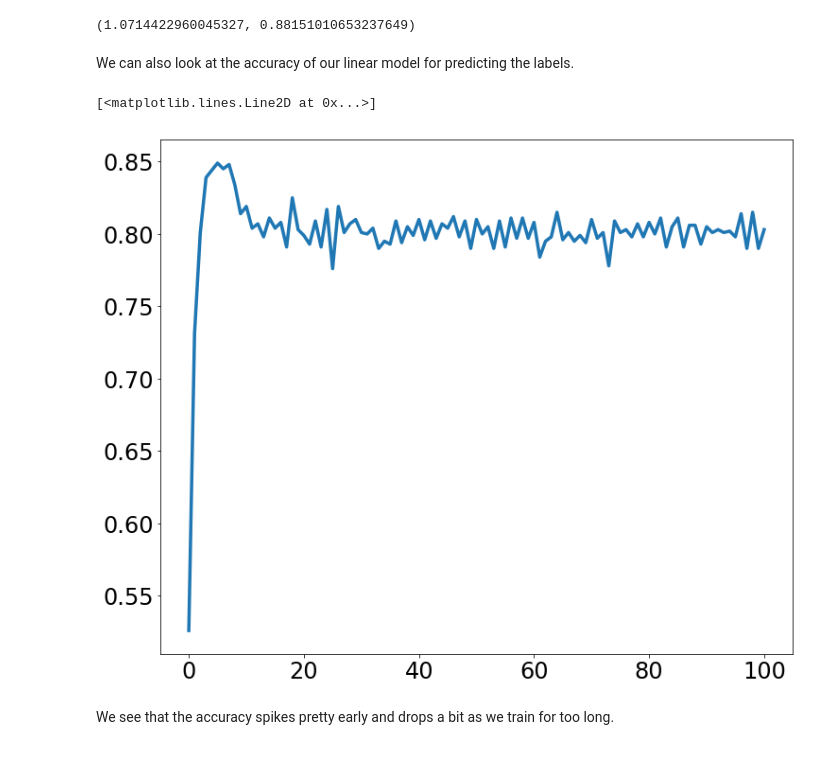
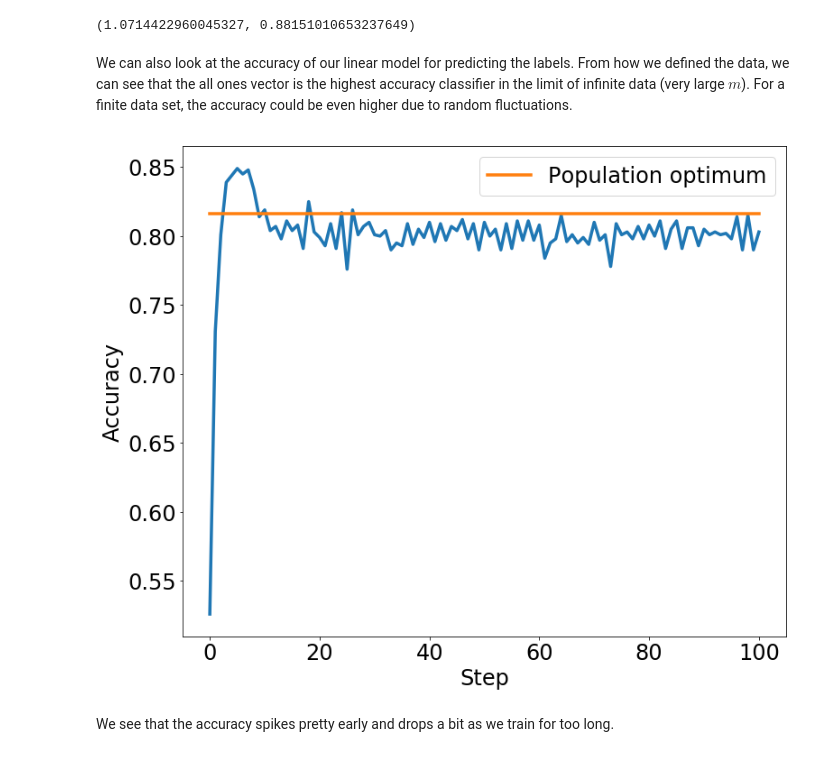
Before and after one commit to ee227c/ee227c.github.io, a Jupyter notebook: code/lecture4.ipynb, the cells around one changed output. Saved outputs shown, nothing was run; the diff lists cells and outputs as text; code cells hidden in the pictures.

```diff
--- a/code/lecture4.ipynb
+++ b/code/lecture4.ipynb
@@ -390,17 +397,21 @@ for x in xs:
 svm_objective(A, y, xs[-1]), svm_objective(A, y, xavg/len(xs))
 # %% [output]
 (1.0714422960045327, 0.88151010653237649)
-# %% [markdown]
-We can also look at the accuracy of our linear model for predicting the labels.
+# %% [markdown]
+We can also look at the accuracy of our linear model for predicting the labels. From how we defined the data, we can see that the all ones vector is the highest accuracy classifier in the limit of infinite data (very large $m$). For a finite data set, the accuracy could be even higher due to random fluctuations.
 # %%
 def accuracy(A, y, x):
     return np.mean(np.diag(y).dot(A.dot(x))>0)
 # %%
 plt.figure(figsize=(12,10))
+plt.ylabel('Accuracy')
+plt.xlabel('Step')
 plt.plot(range(len(xs)), [accuracy(A, y, x) for x in xs], **kwargs)
+plt.plot(range(len(xs)), [accuracy(A, y, np.ones(n))]*len(xs),
+        label='Population optimum', **kwargs)
+_ = plt.legend()
 # %% [output]
-[<matplotlib.lines.Line2D at 0x...>]
-[figure, old version]
+[figure, new version]
 # %% [markdown]
 We see that the accuracy spikes pretty early and drops a bit as we train for too long.
 # %% [markdown]
```
Also changed, not shown: parts of 7 cells of this notebook, 1 other file.
